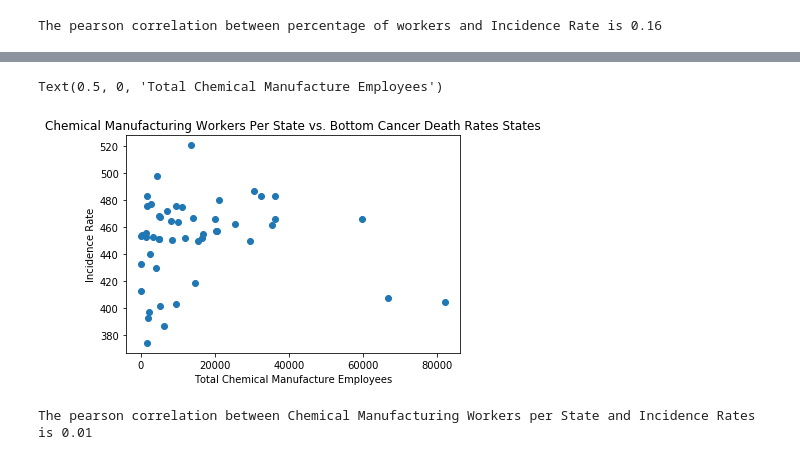
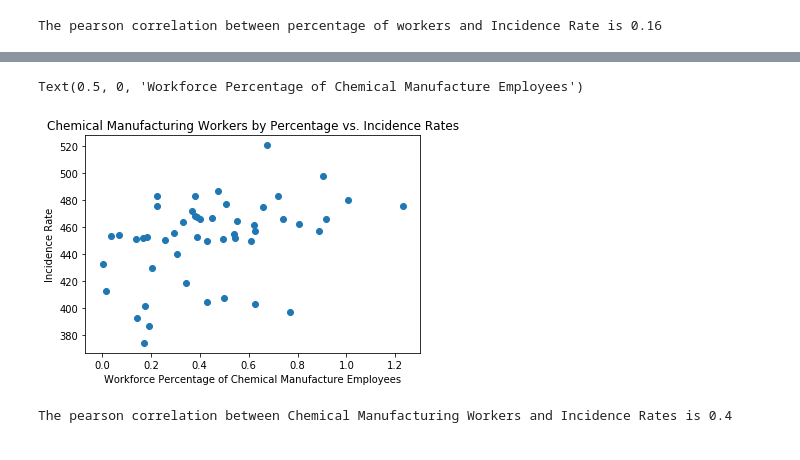
Before and after one commit to settinge/Cancer-and-Nonbiological-Variables, a Jupyter notebook: Merged_Data_and_Visualizations.ipynb, the cells around one changed output, grey strips where cells are left out. Drawn from its saved outputs; the diff is of its cells as text; code cells hidden in the pictures.

```diff
--- a/Merged_Data_and_Visualizations.ipynb
+++ b/Merged_Data_and_Visualizations.ipynb
@@ -318,22 +248,22 @@ chem_cancer
 # %%
-#figure of chemical manufacturer workers compared to incidence rates
+#figure of chemical manufacturer workers compared to incidence rates of all states.
 plt.figure()
-plt.scatter(chem_cancer["People Employed"],chem_cancer["Incidence Rate"])
+plt.scatter(chem_cancer["Manufacturing Percentage"],chem_cancer["Incidence Rate"])
 
-plt.title("Chemical Manufacturing Workers Per State vs. Bottom Cancer Death Rates States")
+plt.title("Chemical Manufacturing Workers by Percentage vs. Incidence Rates")
 plt.ylabel("Incidence Rate")
-plt.xlabel("Total Chemical Manufacture Employees")
+plt.xlabel("Workforce Percentage of Chemical Manufacture Employees")
 # %% [output]
-Text(0.5, 0, 'Total Chemical Manufacture Employees')
+Text(0.5, 0, 'Workforce Percentage of Chemical Manufacture Employees')
-[figure, old version]
+[figure, new version]
 # %%
 #Figuring out the pearson correlation
-x_axis= chem_cancer["People Employed"]
+x_axis= chem_cancer["Manufacturing Percentage"]
 y_axis= chem_cancer["Incidence Rate"]
 correlation = st.pearsonr(x_axis,y_axis)
-print(f"The pearson correlation between Chemical Manufacturing Workers per State and Incidence Rates is {round(correlation[0],2)}")
+print(f"The pearson correlation between Chemical Manufacturing Workers and Incidence Rates is {round(correlation[0],2)}")
 # %% [output]
-The pearson correlation between Chemical Manufacturing Workers per State and Incidence Rates is 0.01
+The pearson correlation between Chemical Manufacturing Workers and Incidence Rates is 0.4
 # %%
 #Do comparisons with top 10 bottom 20 and industries. Done. That's below.
 #See about comparing specific industries.
```
Also changed, not shown: parts of 43 cells of this notebook, 5 other files.
